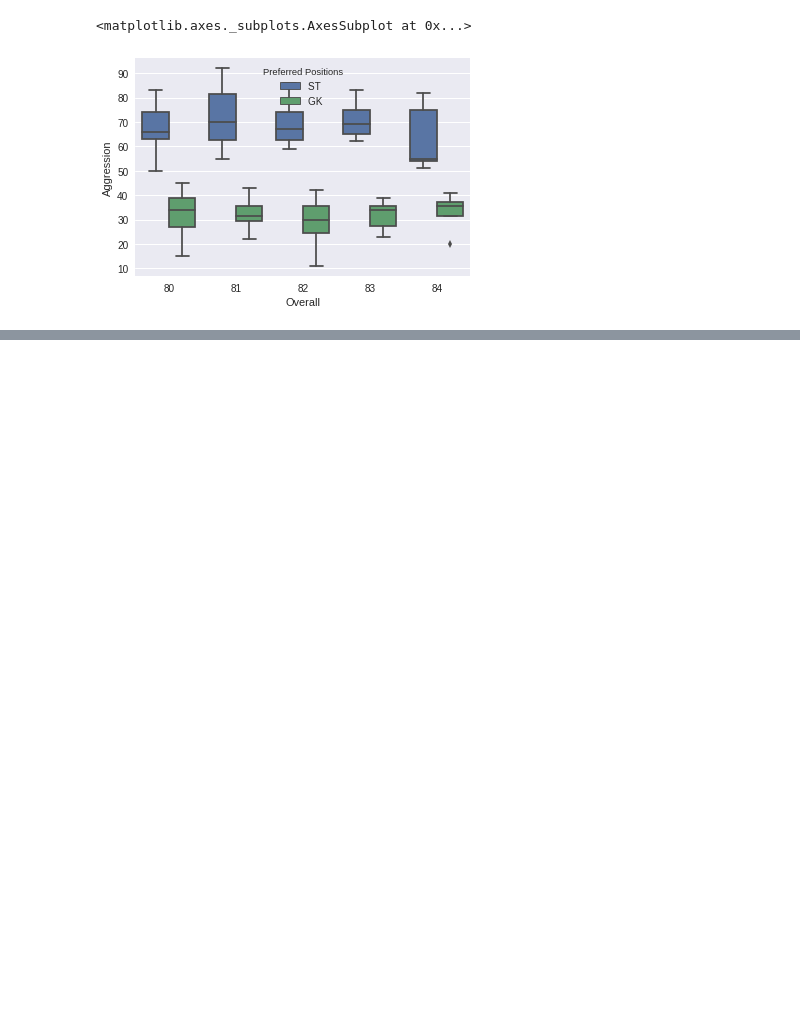
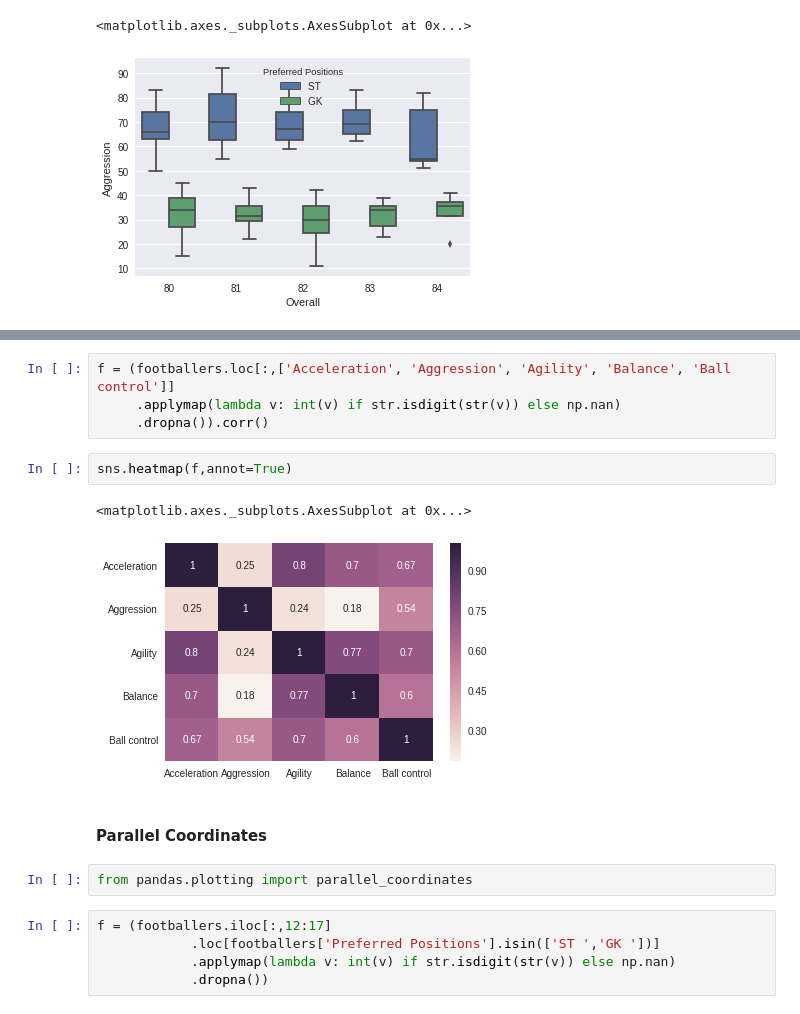
Before and after one commit to c-shekhar/EffectiveViz, a Jupyter notebook: nbs/MultivariatePlots.ipynb, the cells around one changed output, grey strips where cells are left out. Saved outputs shown, nothing was run; the diff lists cells and outputs as text; blank space fills up the shorter version.

```diff
--- a/nbs/MultivariatePlots.ipynb
+++ b/nbs/MultivariatePlots.ipynb
@@ -89,0 +103,18 @@ sns.boxplot(x='Overall',y='Aggression',data=f,hue='Preferred Positions')
+# %%
+f = (footballers.loc[:,['Acceleration', 'Aggression', 'Agility', 'Balance', 'Ball control']]
+     .applymap(lambda v: int(v) if str.isdigit(str(v)) else np.nan)
+     .dropna()).corr()
+# %%
+sns.heatmap(f,annot=True)
+# %% [output]
+<matplotlib.axes._subplots.AxesSubplot at 0x...>
+[figure, added]
+# %% [markdown]
+#### Parallel Coordinates
+# %%
+from pandas.plotting import parallel_coordinates
+# %%
+f = (footballers.iloc[:,12:17]
+            .loc[footballers['Preferred Positions'].isin(['ST ','GK '])]
+            .applymap(lambda v: int(v) if str.isdigit(str(v)) else np.nan)
+            .dropna())
```
Also changed, not shown: parts of 9 cells of this notebook.
